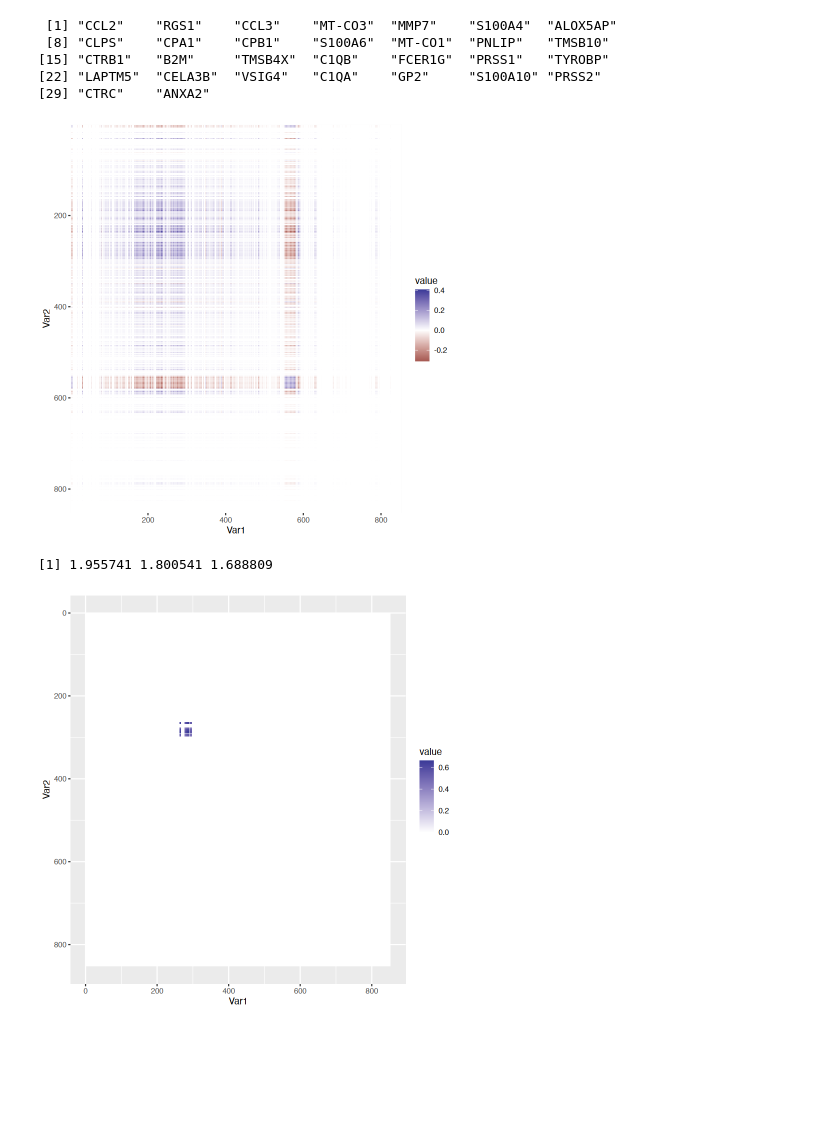
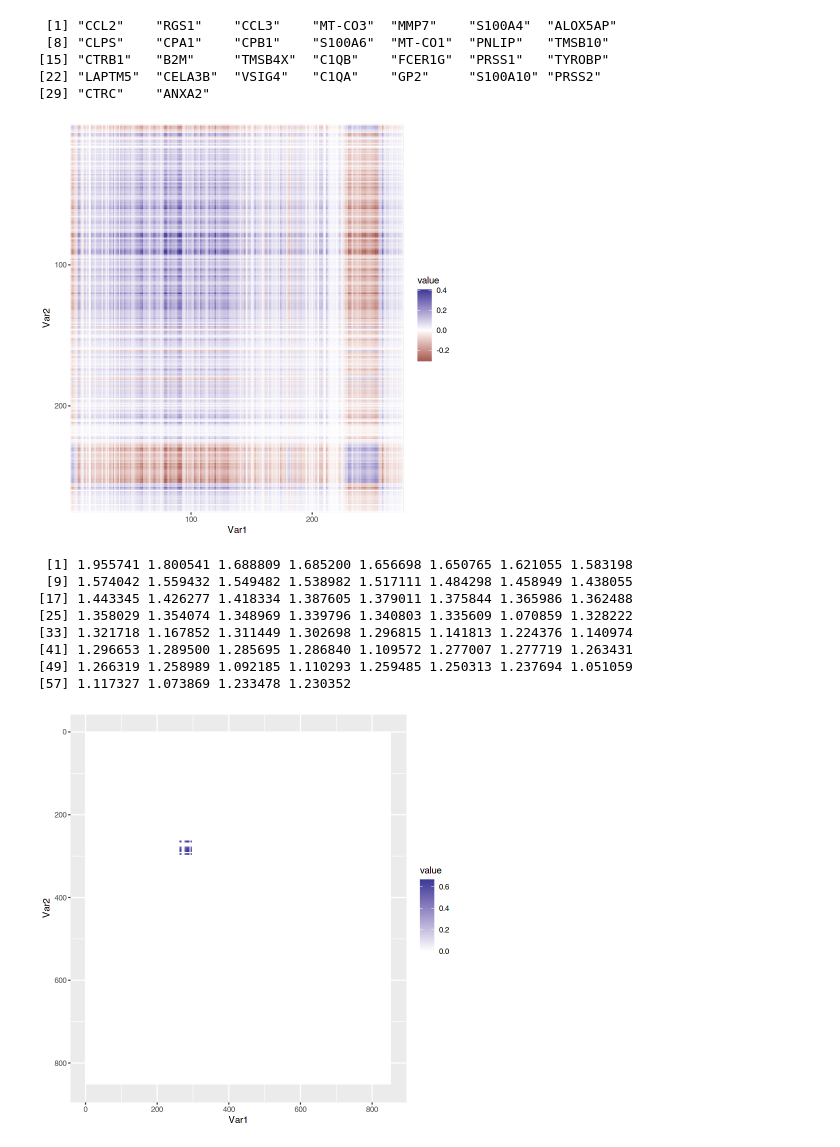
Before and after one commit to ringw/spcaFeaturesDrosophila, a Jupyter notebook: figure/FigS1.ipynb, the cells around one changed output. Drawn from its saved outputs; the diff is of its cells as text; code cells hidden in the pictures; blank space fills up the shorter version.

```diff
--- a/figure/FigS1.ipynb
+++ b/figure/FigS1.ipynb
@@ -59,9 +59,10 @@ print(
 8 FetalMuscle             8
 9 Placenta                5
 # %%
+tar_load(human.cell.landscape.spca)
 spca <- list(
-  AscendingColon = subset(human.cell.landscape.select.k, label == "AdultAscendingColon" & k == 5)$model[[1]],
-  Cerebellum = subset(human.cell.landscape.select.k, label == "AdultCerebellum" & k == 7)$model[[1]],
-  Pancreas = subset(human.cell.landscape.select.k, label == "AdultPancreas" & k == 10)$model[[1]]
+  AscendingColon = subset(human.cell.landscape.spca, label == "AdultAscendingColon")$model[[1]],
+  Cerebellum = subset(human.cell.landscape.spca, label == "AdultCerebellum")$model[[1]],
+  Pancreas = subset(human.cell.landscape.spca, label == "AdultPancreas")$model[[1]]
 )
 # %%
@@ -98,6 +99,14 @@ genelist <- names(which(gene_expl_var(objs[[1]][["pca"]]) >= 0.1)) %>%
   union(rownames(spca[[1]]@feature.loadings)[rowAnys(spca[[1]]@feature.loadings[, 1:3] != 0)]) %>%
   union(rownames(spca[[2]]@feature.loadings)[rowAnys(spca[[2]]@feature.loadings[, 1:3] != 0)]) %>%
   union(rownames(spca[[3]]@feature.loadings)[rowAnys(spca[[3]]@feature.loadings[, 1:3] != 0)])
+genelist_separate <- list(
+  names(which(gene_expl_var(objs[[1]][["pca"]]) >= 0.1)) %>%
+    union(rownames(spca[[1]]@feature.loadings)[rowAnys(spca[[1]]@feature.loadings[, 1:3] != 0)]),
+  names(which(gene_expl_var(objs[[2]][["pca"]]) >= 0.1)) %>%
+    union(rownames(spca[[2]]@feature.loadings)[rowAnys(spca[[2]]@feature.loadings[, 1:3] != 0)]),
+  names(which(gene_expl_var(objs[[3]][["pca"]]) >= 0.1)) %>%
+    union(rownames(spca[[3]]@feature.loadings)[rowAnys(spca[[3]]@feature.loadings[, 1:3] != 0)])
+)
 print(tibble(genelist))
 dendro <- objs %>%
   sapply(
@@ -117,4 +126,9 @@ dendro <- objs %>%
   as.dendrogram()
 head(labels(dendro))
 genelist <- genelist[order.dendrogram(dendro)]
+genelist_separate <- genelist_separate %>%
+  sapply(
+    \(v) v[order(match(v, genelist))],
+    simplify=FALSE
+  )
 # %% [output]
@@ -141,4 +155,10 @@ Warning message:
 [1] "SVIP" "MT1M" "MT1X" "MT1E" "MT2A" "XBP1"
+# %%
+genelist_separate <- genelist_separate %>%
+  sapply(
+    \(v) v[order(match(v, genelist))],
+    simplify=FALSE
+  )
 # %%
 rownames(spca[[1]]@feature.loadings)[rowAnys(spca[[1]]@feature.loadings[, 1:3] != 0)] %>% intersect(genelist)
 # %% [output]
@@ -159,22 +179,29 @@ rownames(spca[[3]]@feature.loadings)[rowAnys(spca[[3]]@feature.loadings[, 1:3] !
 [29] "CTRC"    "ANXA2"
 # %%
 objs[[3]][["pca"]]@feature.loadings %>%
-  `[`(match(genelist, rownames(.)), 1) %>%
+  `[`(match(genelist_separate[[3]], rownames(.)), 1) %>%
   replace(is.na(.), 0) %>%
   tcrossprod() %>%
   `*`(objs[[3]][["pca"]]@stdev[1]^2) %>%
   melt() %>%
   ggplot(aes(Var1, Var2, fill=value)) +
   geom_raster() +
   scale_y_reverse() +
   scale_fill_gradient2() +
   coord_cartesian(exp=F)
 # %% [output]
-[figure, old version]
+[figure, new version]
 # %%
 spca[[1]]@stdev
 # %% [output]
-[1] 1.955741 1.800541 1.688809
+ [1] 1.955741 1.800541 1.688809 1.685200 1.656698 1.650765 1.621055 1.583198
+ [9] 1.574042 1.559432 1.549482 1.538982 1.517111 1.484298 1.458949 1.438055
+[17] 1.443345 1.426277 1.418334 1.387605 1.379011 1.375844 1.365986 1.362488
+[25] 1.358029 1.354074 1.348969 1.339796 1.340803 1.335609 1.070859 1.328222
+[33] 1.321718 1.167852 1.311449 1.302698 1.296815 1.141813 1.224376 1.140974
+[41] 1.296653 1.289500 1.285695 1.286840 1.109572 1.277007 1.277719 1.263431
+[49] 1.266319 1.258989 1.092185 1.110293 1.259485 1.250313 1.237694 1.051059
+[57] 1.117327 1.073869 1.233478 1.230352
 # %%
 library(ggrastr)
 sample <- 3
```
Also changed, not shown: parts of 18 cells of this notebook, 1 other file.
